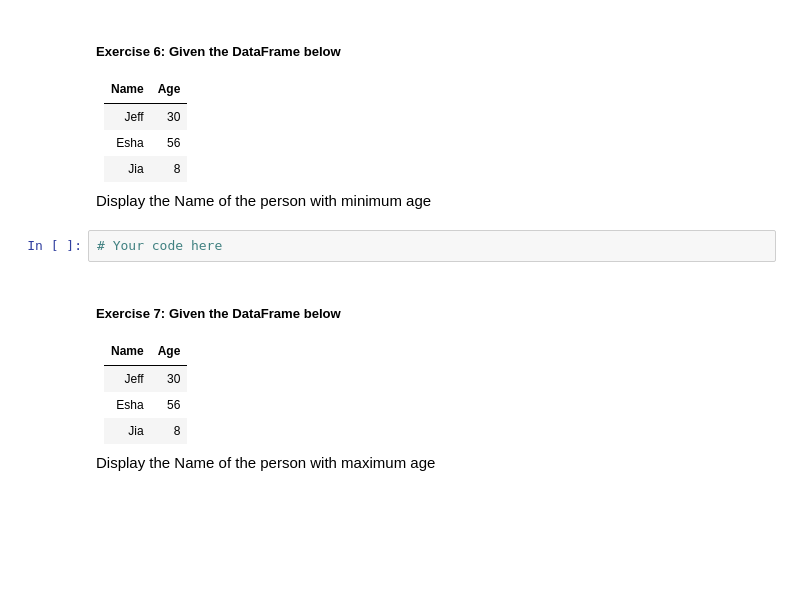
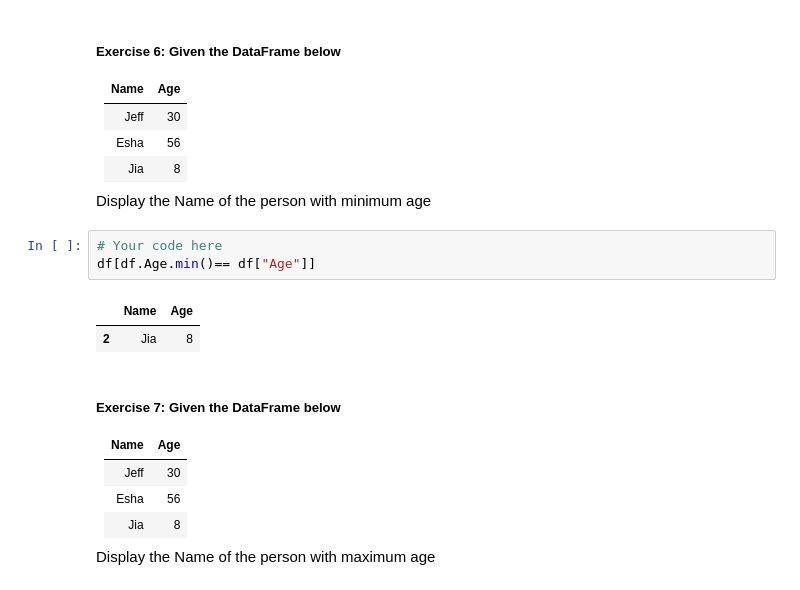
Before and after one commit to manianls/ADSMI, a Jupyter notebook: ADSMI_B1_M0_NB_Practice_02_Pandas.ipynb, the cells around one changed output. Cells and saved outputs as stored; diff of their text form; blank space fills up the shorter version.

```diff
--- a/ADSMI_B1_M0_NB_Practice_02_Pandas.ipynb
+++ b/ADSMI_B1_M0_NB_Practice_02_Pandas.ipynb
@@ -147,6 +230,10 @@ Display the details of the row with Jia in it
 Display the Name of the person with minimum age
 # %%
 # Your code here
+df[df.Age.min()== df["Age"]]
+# %% [output]
+|  | Name | Age |
+| 2 | Jia | 8 |
 # %% [markdown]
 ##### Exercise 7: Given the DataFrame below
 
```
Also changed, not shown: parts of 9 cells of this notebook.
